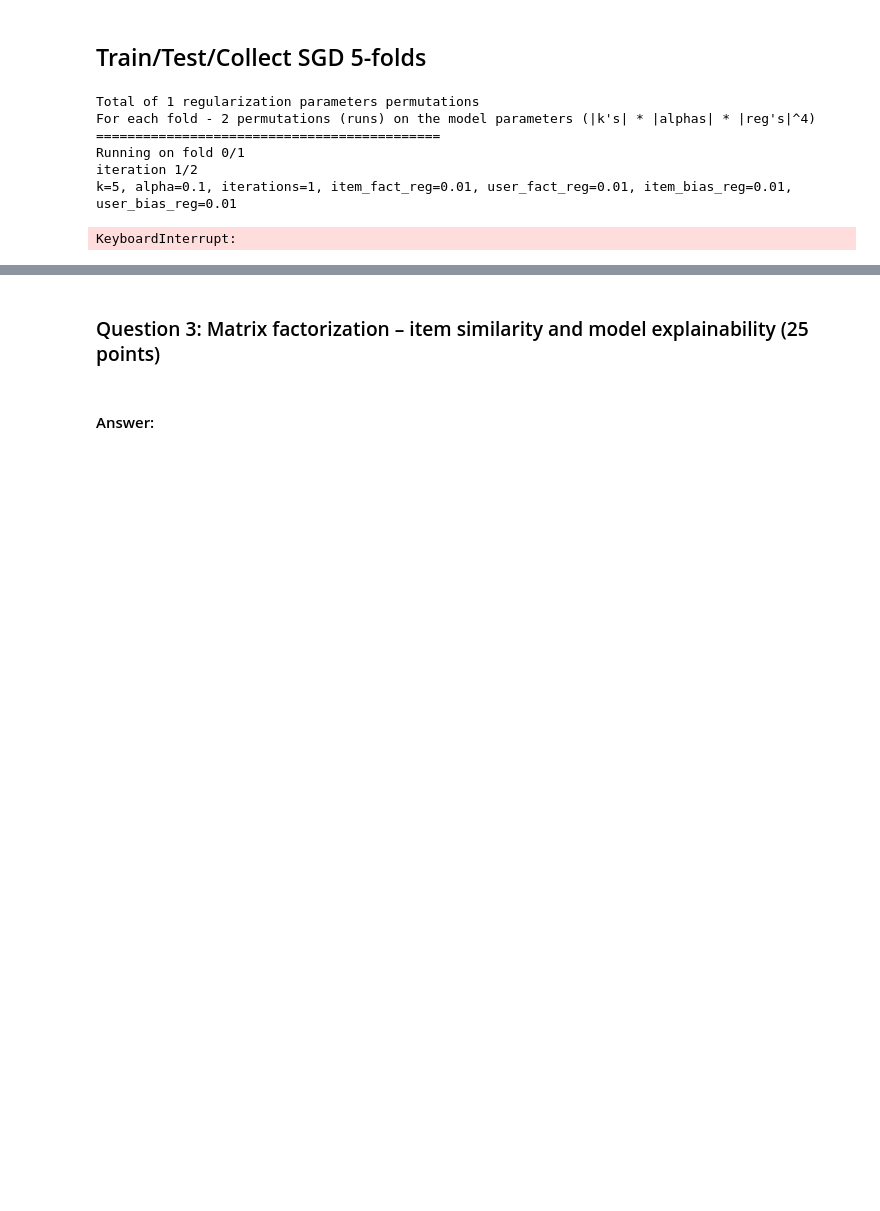
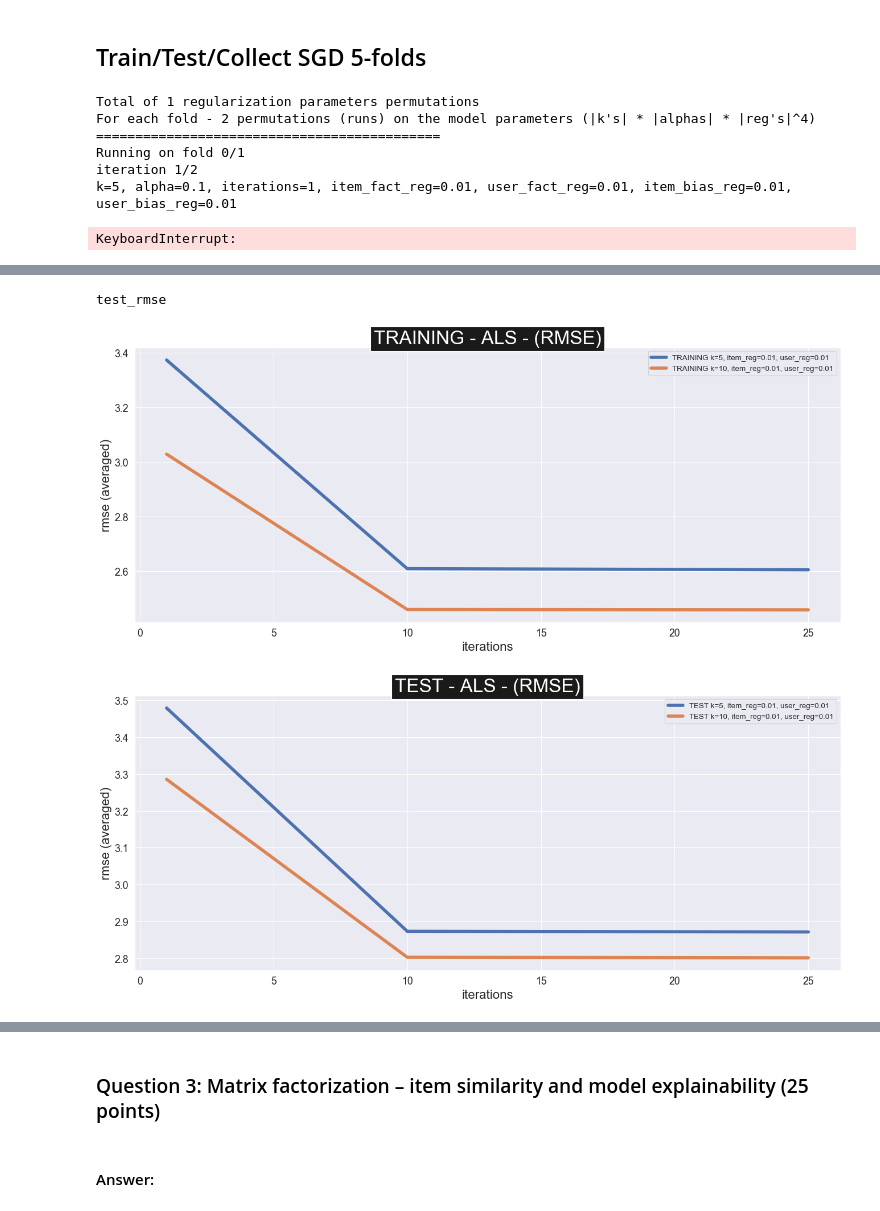
Before and after one commit to Nesher123/Recommendation-Systems, a Jupyter notebook: HW1/204502926_039065313_v121220.ipynb, the cells around one changed output, grey strips where cells are left out. Drawn from its saved outputs; the diff is of its cells as text; code cells hidden in the pictures; blank space fills up the shorter version.

```diff
--- a/HW1/204502926_039065313_v121220.ipynb
+++ b/HW1/204502926_039065313_v121220.ipynb
@@ -799,14 +839,14 @@ def create_error_map(folds_results_list, key_name, model_type="sgd"):
     return results_map
 
 
-def combine_training_and_test_averages_per_model(folds_results_list, averages_training_map, averages_test_map, key_names, model_type="sgd"):
+def combine_training_and_test_averages_per_model(folds_results_list=[], averages_maps_list=[], key_names_list=[], model_type="sgd"):
     averaged_folds_results = []
 
-    for fold_result in folds_results_list[0]:
-        dict_copy = fold_result.copy()
+    for fold_result in folds_results_list[0]: # 0 beacuse I care only about the structure of the result, and all folds have the same structure
+        dict_copy = fold_result.copy() # I will override the relevant fields here, and it doesn't change the original object's values
 
-        dict_copy[key_names[0]] = averages_training_map[generate_key(fold_result, model_type)]
-        dict_copy[key_names[1]] = averages_test_map[generate_key(fold_result, model_type)]
+        for i in range(len(key_names_list)):
+            dict_copy[key_names_list[i]] = averages_maps_list[i][generate_key(fold_result, model_type)]
 
         averaged_folds_results.append(dict_copy)
 
@@ -890,0 +1002,10 @@ print(als_averages_result)
+# %%
+key_names_list = ['training_rmse', 'test_rmse', 'training_mrr', 'test_mrr', 'training_ndcg', 'test_ndcg']
+als_averages_maps_list = [training_als_averages_map_rmse, test_als_averages_map_rmse, training_als_averages_map_mrr, test_als_averages_map_mrr, training_als_averages_map_ndcg, test_als_averages_map_ndcg]
+
+als_averages_result = combine_training_and_test_averages_per_model(als_folds_results, averages_maps_list=als_averages_maps_list, key_names_list=key_names_list, model_type="als")
+print(als_averages_result)
+
+# for index in range(len(als_averages_result)):
+#         prediction = als_averages_result[index]
+#         print(prediction['k'])
@@ -894,8 +1033,9 @@ sns.set()
 def plot_learning_curve_list(iter_array, predictions, title, error_method, mse_extractor, model_type="als"):
     plt.figure(num=None, figsize=(20, 8), dpi=80, facecolor='w', edgecolor='k')
 
-    for prediction in predictions:
-        k = prediction["k"]
+    for index in range(len(predictions)):
+        prediction = predictions[index]
+        k = prediction['k']
 
         if model_type.lower() == "als":
             ir, ur = prediction['item_reg'], prediction['user_reg']
@@ -909,7 +1049,7 @@ def plot_learning_curve_list(iter_array, predictions, title, error_method, mse_e
     plt.yticks(fontsize=16);
     plt.xlabel('iterations', fontsize=20);
     plt.ylabel(f'{error_method} (averaged)', fontsize=20);
-    plt.title(f'{title} - {model_type.upper()} - ({error_method})', fontsize=30, bbox={'facecolor':'k', 'pad':5}, color='w')
+    plt.title(f'{title} - {model_type.upper()} - ({error_method.upper()})', fontsize=30, bbox={'facecolor':'k', 'pad':5}, color='w')
     plt.legend(loc='best', fontsize=12)
 # %%
 TITLE_TRAINING = 'TRAINING'
@@ -920,3 +1057,17 @@ ERROR_METHOD_NDCG = 'NDCG'
 # %%
-plot_learning_curve_list(iter_array, title=TITLE_TRAINING, error_method = ERROR_METHOD_RMSE, mse_extractor=lambda model: model["training_rmse"], model_type="sgd", predictions=sgd_averages_result_rmse)
-plot_learning_curve_list(iter_array, title=TITLE_TEST, error_method = ERROR_METHOD_RMSE, mse_extractor=lambda model: model["test_rmse"], model_type="sgd", predictions=sgd_averages_result_rmse)
+error_method = 'rmse'
+field_names = [TRAINING_STRING + error_method, TEST_STRING + error_method]
+
+# plot_learning_curve_list(iter_array, title=TITLE_TRAINING, error_method = error_method, mse_extractor=lambda model: model[field_names[0]], model_type="sgd", predictions=sgd_averages_result_rmse)
+# plot_learning_curve_list(iter_array, title=TITLE_TEST, error_method = error_method, mse_extractor=lambda model: model[field_names[1]], model_type="sgd", predictions=sgd_averages_result_rmse)
+# %%
+error_method = 'rmse'
+field_names = [TRAINING_STRING + error_method, TEST_STRING + error_method]
+print(field_names[1])
+
+plot_learning_curve_list(iter_array, title=TITLE_TRAINING, error_method=error_method, mse_extractor=lambda model: model[field_names[0]], model_type="als", predictions=als_averages_result)
+plot_learning_curve_list(iter_array, title=TITLE_TEST, error_method=error_method, mse_extractor=lambda model: model[field_names[1]], model_type="als", predictions=als_averages_result)
+# %% [output]
+test_rmse
+[figure, added]
+[figure, added]
```
Also changed, not shown: parts of 20 cells of this notebook, 2 other files.
